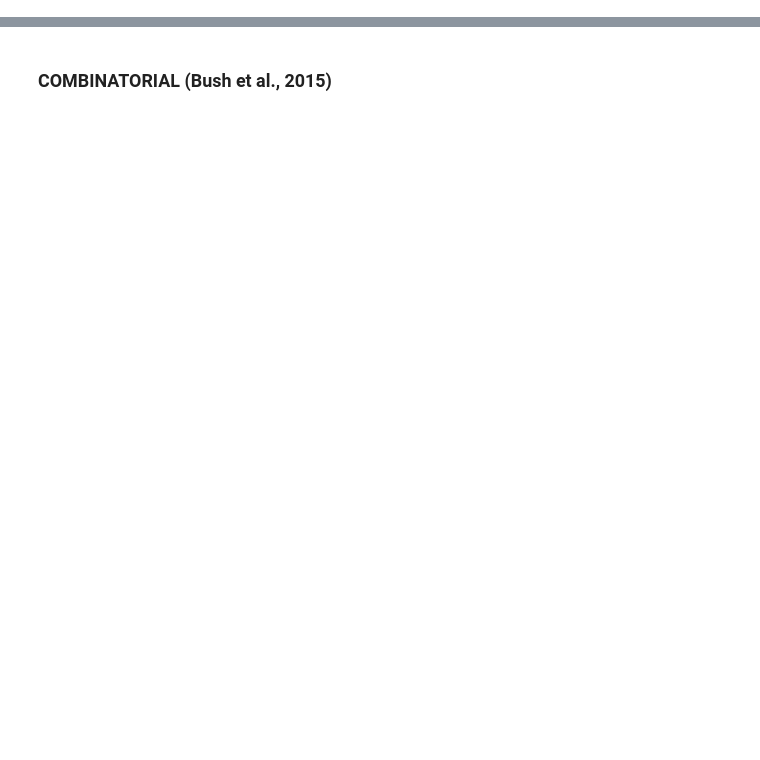
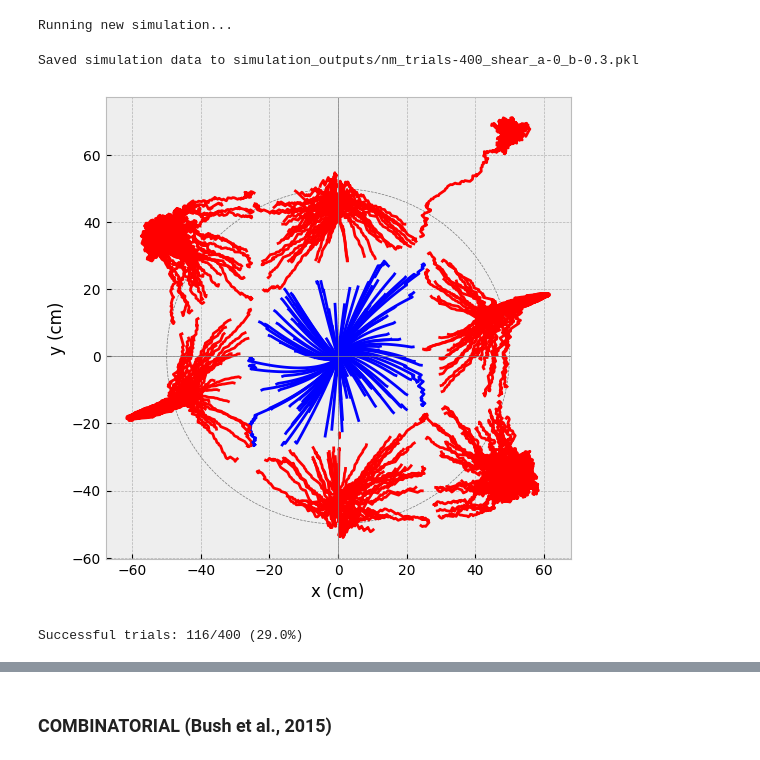
Before and after one commit to hectorleos/grid-cell-decoding, a Jupyter notebook: analysis_combinatorial.ipynb, the cells around one changed output, grey strips where cells are left out. Cells and saved outputs as stored; diff of their text form; code cells hidden in the pictures; blank space fills up the shorter version.

```diff
--- a/analysis_combinatorial.ipynb
+++ b/analysis_combinatorial.ipynb
@@ -5,0 +130,13 @@ plt.style.use('bmh')
+# %%
+for model_name in ['nm']:
+    x_histories, y_histories = run_load_simulation(model_name,
+                                                   arena_width = 50,
+                                                   n_trials=400,
+                                                   step_size=0.5,
+                                                   distortion='shear', a=0, b=0.3)
+    plot_trajectories(x_histories, y_histories)
+# %% [output]
+Running new simulation...
+Saved simulation data to simulation_outputs/nm_trials-400_shear_a-0_b-0.3.pkl
+[figure, added]
+Successful trials: 116/400 (29.0%)
```
Also changed, not shown: parts of 27 cells of this notebook, 15 other files.
